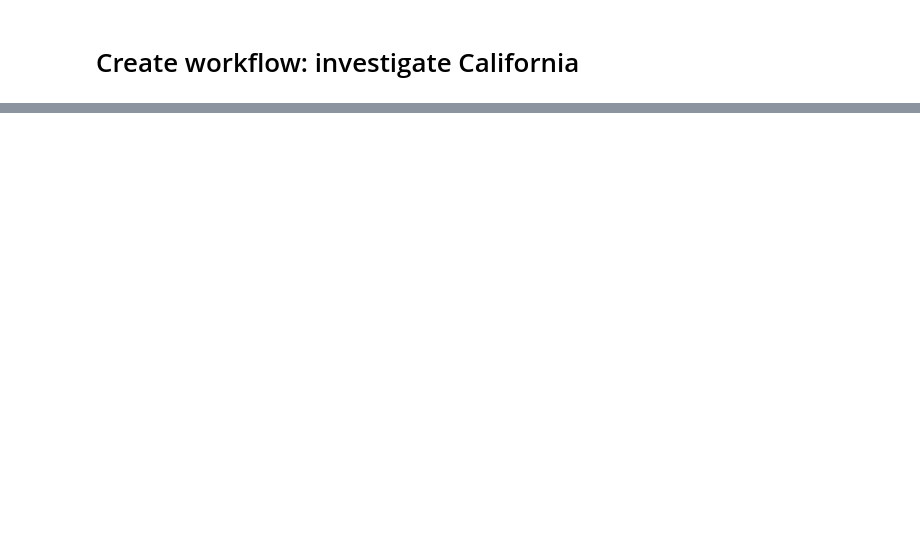
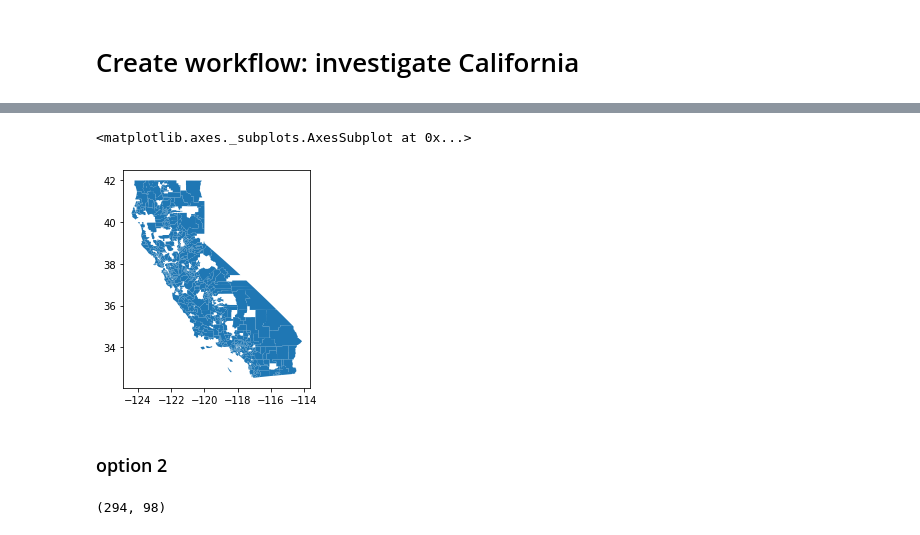
Before and after one commit to jchen321/geosnap4ed-1, a Jupyter notebook: data/Organizing.ipynb, the cells around one changed output, grey strips where cells are left out. Cells and saved outputs as stored; diff of their text form; code cells hidden in the pictures; blank space fills up the shorter version.

Commit message:
init attempt to produce merged california school district map with attributes

```diff
--- a/data/Organizing.ipynb
+++ b/data/Organizing.ipynb
@@ -49,0 +129,4 @@ by decreasing resolution
+# %%
+df = pd.DataFrame.from_dict(data)
+dfdict = dict(df['results'])
+df = pd.DataFrame.from_dict(dfdict, orient='index')
@@ -49,0 +198,2 @@ by decreasing resolution
+# %%
+df['leaid2'] = df['leaid'].str[2:]
@@ -49,0 +241,3 @@ by decreasing resolution
+# %%
+ca = pd.DataFrame(ca)
+m = ca.merge(df, left_on='GEOID', right_on='leaid')
@@ -49,0 +257,9 @@ by decreasing resolution
+# %%
+gdf = gpd.GeoDataFrame(m, geometry='geometry')
+# %%
+gdf.plot()
+# %% [output]
+<matplotlib.axes._subplots.AxesSubplot at 0x...>
+[figure, added]
+# %% [markdown]
+### option 2
@@ -49,0 +270,5 @@ by decreasing resolution
+# %%
+gdf2.shape
+#worse
+# %% [output]
+(294, 98)
```
Also changed, not shown: parts of 37 cells of this notebook, 2 other files.
